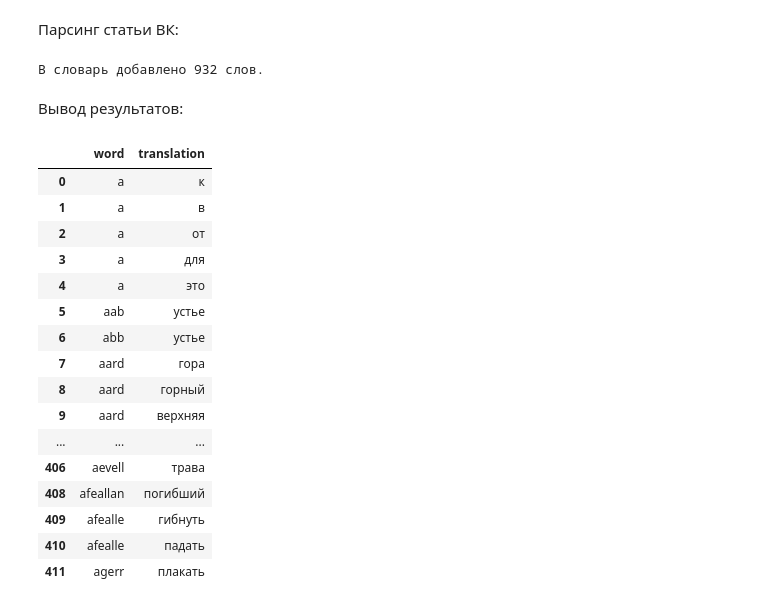
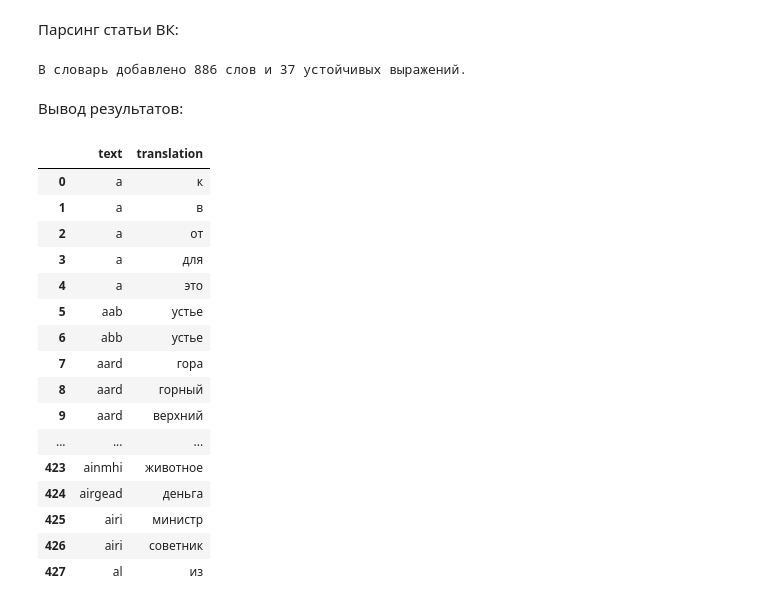
Before and after one commit to daH005/rock_team, a Jupyter notebook: lr3/lr3.ipynb, the cells around one changed output. Saved outputs shown, nothing was run; the diff lists cells and outputs as text; code cells hidden in the pictures.

```diff
--- a/lr3/lr3.ipynb
+++ b/lr3/lr3.ipynb
@@ -26,5 +30,6 @@ from lxml.html import fromstring, tostring, HtmlElement
 # %%
-df = pd.DataFrame(columns=['word', 'translation'])
+word_df = pd.DataFrame(columns=['text', 'translation'])
+phrase_df = pd.DataFrame(columns=['text', 'translation'])
 # %% [markdown]
 Определим общие функции обработки:
 # %%
@@ -136,6 +157,9 @@ REPLACEMENTS = {
     '-': ' ',
     '–': ' ',
     '–': ' ',
+    '`': '\'',
+    '’': '\'',
+
 }
 
 # Метки, указывающие, что текст не подходит как словарное слово.
@@ -154,7 +178,8 @@ root: HtmlElement = _root_by_url('https://vk.com/@thewhitewooolf-starshaya-rech-
 ps: list[HtmlElement] = root.xpath('.//div[@id="article_view_-190268975_57657"]'
                                    '/h2[contains(.,"Выражения и фразы")]/preceding-sibling::p')
 
-count = 0
+word_count = 0
+phrase_count = 0
 for p in ps:
     # Заменим все <br> на переносы строк для удобства `str.split`
     for br in p.xpath('./br'):
@@ -200,8 +225,8 @@ for p in ps:
                 # В одном месте перепутали английскую и русскую "о".
                 translation = translation.replace('o', 'о')
 
-                _add_record(word, translation)
-                count += 1
+                _add_word(word, translation)
+                word_count += 1
 
 # ------ Дальше будем парсить отдельный специфичный блок внизу статьи ------
 
@@ -245,25 +270,27 @@ for p in ps:
                     # В одном месте перепутали английскую и русскую "о".
                     translation = translation.replace('o', 'о')
 
-                    _add_record(word, translation)
+                    _add_word(word, translation)
                     count += 1
+            word_count += 1
         else:
-            translation, word = [x.strip() for x in re.split(cur_sep, item, maxsplit=1)]
-            _add_record(word, translation)
-        count += 1
+            # Не забываем убрать лишние запятые.
+            translation, phrase = [x.strip().replace(',', '') for x in re.split(cur_sep, item, maxsplit=1)]
+            _add_phrase(phrase, translation)
+            phrase_count += 1
 
-print(f'В словарь добавлено {count} слов.')
+print(f'В словарь добавлено {word_count} слов и {phrase_count} устойчивых выражений.')
 # %% [output]
-В словарь добавлено 932 слов.
+В словарь добавлено 886 слов и 37 устойчивых выражений.
 # %%
-df = df.drop_duplicates()
+word_df = word_df.drop_duplicates()
 # %% [markdown]
 Вывод результатов:
 # %%
 pd.set_option('display.max_rows', 10000)
-df
+word_df
 # %% [output]
-|  | word | translation |
+|  | text | translation |
 | 0 | а | к |
 | 1 | а | в |
 | 2 | а | от |
@@ -273,10 +300,10 @@ df
 | 6 | abb | устье |
 | 7 | aard | гора |
 | 8 | aard | горный |
-| 9 | aard | верхняя |
+| 9 | aard | верхний |
 | ... | ... | ... |
-| 406 | aevell | трава |
-| 408 | afeallan | погибший |
-| 409 | afealle | гибнуть |
-| 410 | afealle | падать |
-| 411 | agerr | плакать |
+| 423 | ainmhi | животное |
+| 424 | airgead | деньга |
+| 425 | airi | министр |
+| 426 | airi | советник |
+| 427 | al | из |
```
Also changed, not shown: parts of 7 cells of this notebook.
